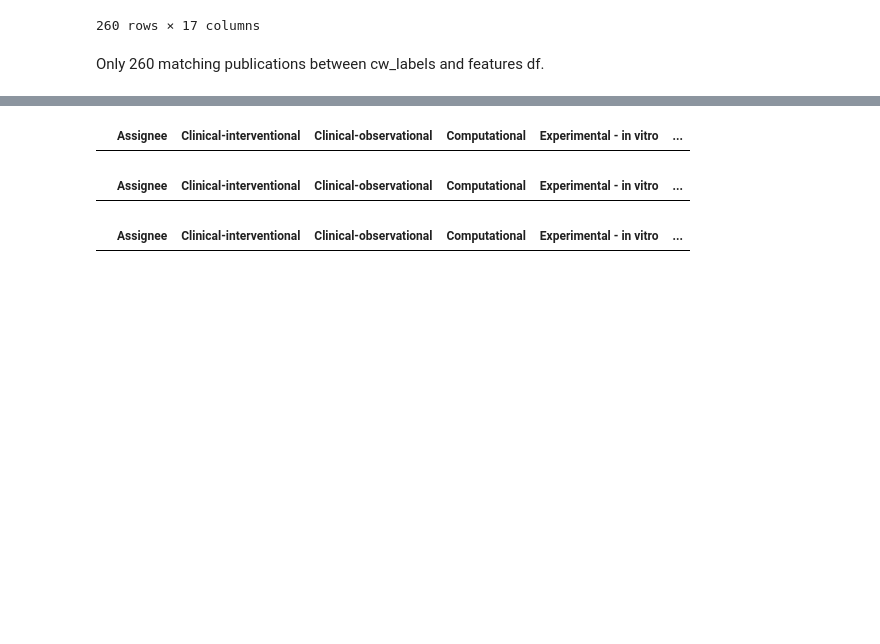
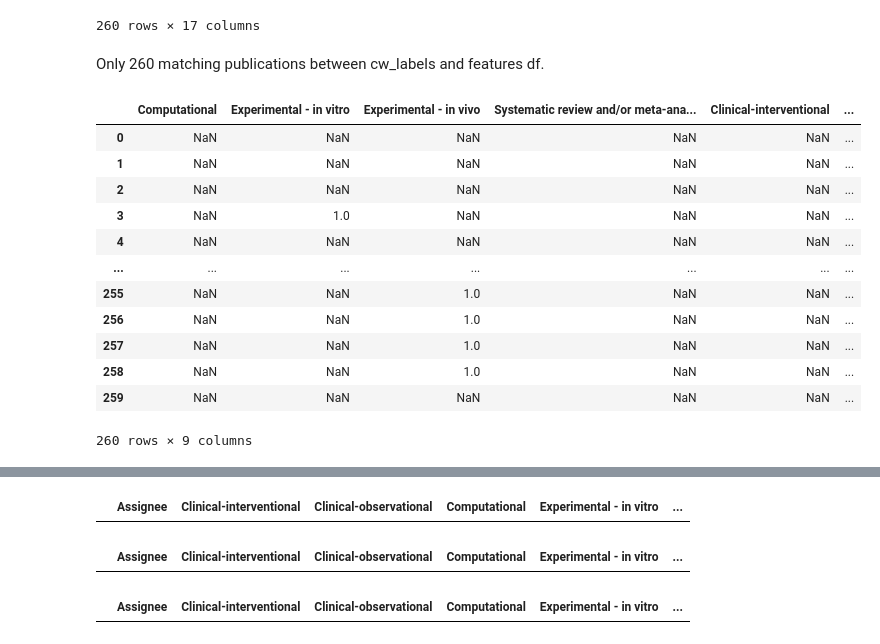
Before and after one commit to mindyng/Covid19, a Jupyter notebook: StudyTypeAnnotations.ipynb, the cells around one changed output, grey strips where cells are left out. Saved outputs shown, nothing was run; the diff lists cells and outputs as text; code cells hidden in the pictures; blank space fills up the shorter version.

```diff
--- a/StudyTypeAnnotations.ipynb
+++ b/StudyTypeAnnotations.ipynb
@@ -435,3 +435,19 @@ cw_merge
 260 rows × 17 columns
 # %% [markdown]
 Only 260 matching publications between cw_labels and features df.
+# %%
+cw_merge.iloc[:,8:]
+# %% [output]
+|  | Computational | Experimental - in vitro | Experimental - in vivo | Systematic review and/or meta-ana... | Clinical-interventional | ... |
+| 0 | NaN | NaN | NaN | NaN | NaN | ... |
+| 1 | NaN | NaN | NaN | NaN | NaN | ... |
+| 2 | NaN | NaN | NaN | NaN | NaN | ... |
+| 3 | NaN | 1.0 | NaN | NaN | NaN | ... |
+| 4 | NaN | NaN | NaN | NaN | NaN | ... |
+| ... | ... | ... | ... | ... | ... | ... |
+| 255 | NaN | NaN | 1.0 | NaN | NaN | ... |
+| 256 | NaN | NaN | 1.0 | NaN | NaN | ... |
+| 257 | NaN | NaN | 1.0 | NaN | NaN | ... |
+| 258 | NaN | NaN | 1.0 | NaN | NaN | ... |
+| 259 | NaN | NaN | NaN | NaN | NaN | ... |
+260 rows × 9 columns
```
Also changed, not shown: parts of 15 cells of this notebook.
